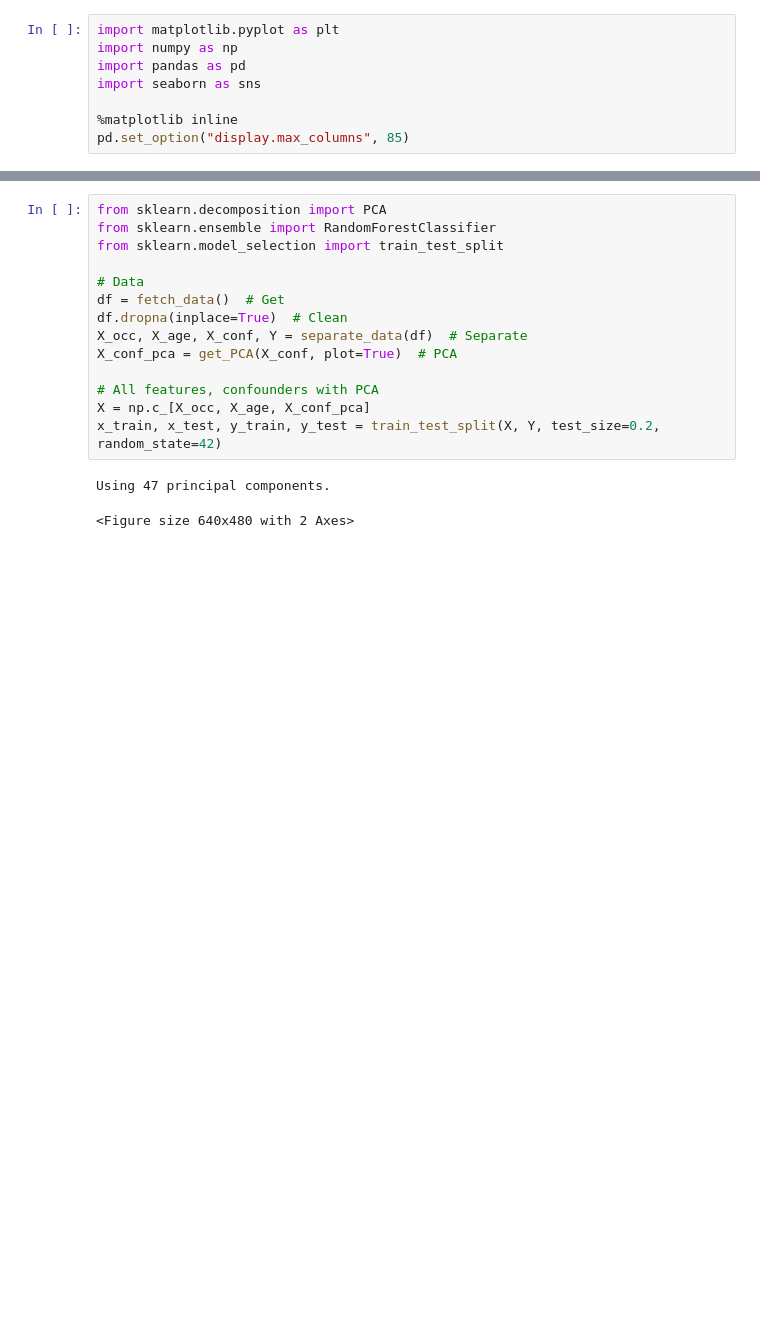
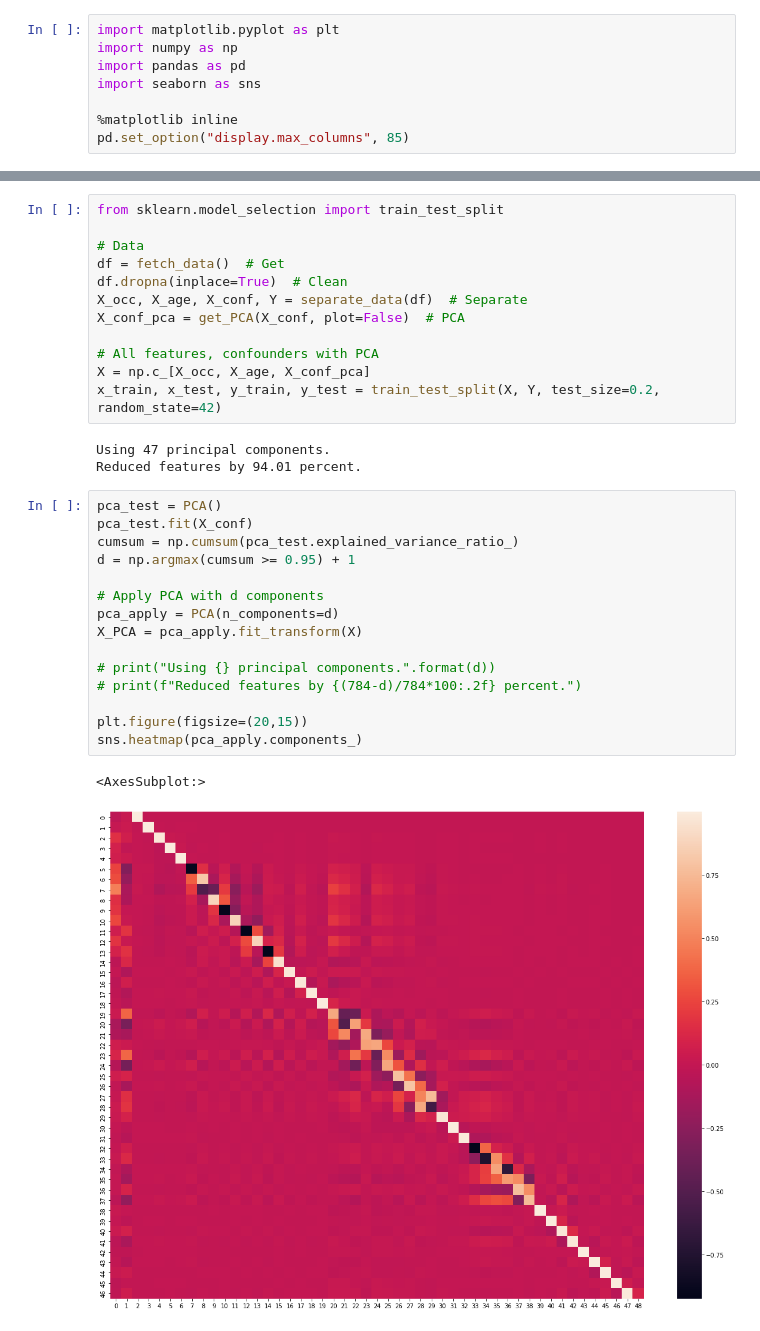
Before and after one commit to edoardodraetta/ml_geneticdisease, a Jupyter notebook: data/Scatterplots.ipynb, the cells around one changed output, grey strips where cells are left out. Saved outputs shown, nothing was run; the diff lists cells and outputs as text; blank space fills up the shorter version.

```diff
--- a/data/Scatterplots.ipynb
+++ b/data/Scatterplots.ipynb
@@ -53,17 +96,33 @@ def get_PCA(X, expl_var=0.95, plot=False):
 # %%
-from sklearn.decomposition import PCA
-from sklearn.ensemble import RandomForestClassifier
 from sklearn.model_selection import train_test_split
 
 # Data
 df = fetch_data()  # Get
 df.dropna(inplace=True)  # Clean
 X_occ, X_age, X_conf, Y = separate_data(df)  # Separate
-X_conf_pca = get_PCA(X_conf, plot=True)  # PCA
+X_conf_pca = get_PCA(X_conf, plot=False)  # PCA
 
 # All features, confounders with PCA
 X = np.c_[X_occ, X_age, X_conf_pca]
 x_train, x_test, y_train, y_test = train_test_split(X, Y, test_size=0.2, random_state=42)
 # %% [output]
 Using 47 principal components.
+Reduced features by 94.01 percent.
-<Figure size 640x480 with 2 Axes>
+# %%
+pca_test = PCA()
+pca_test.fit(X_conf)
+cumsum = np.cumsum(pca_test.explained_variance_ratio_)
+d = np.argmax(cumsum >= 0.95) + 1
+
+# Apply PCA with d components
+pca_apply = PCA(n_components=d)
+X_PCA = pca_apply.fit_transform(X)
+
+# print("Using {} principal components.".format(d))
+# print(f"Reduced features by {(784-d)/784*100:.2f} percent.")
+
+plt.figure(figsize=(20,15))
+sns.heatmap(pca_apply.components_)
+# %% [output]
+<AxesSubplot:>
+[figure, added]
```
Also changed, not shown: parts of 6 cells of this notebook, 17 other files.
